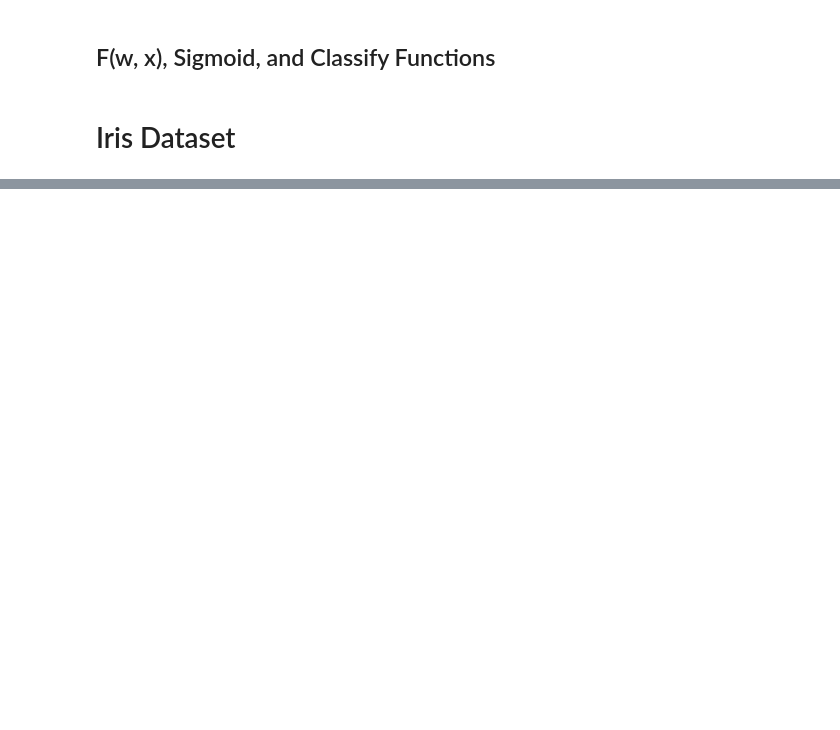
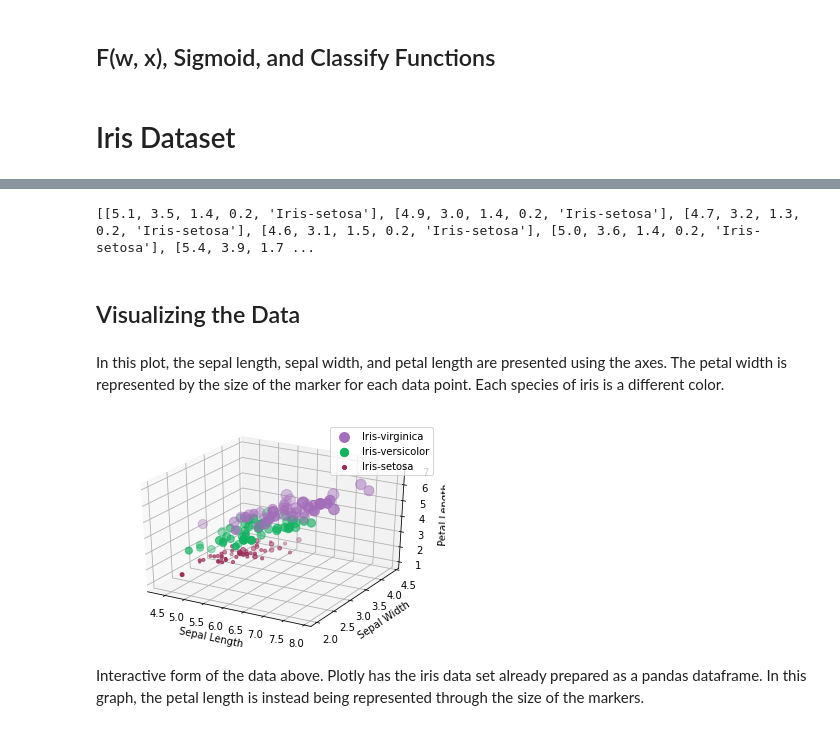
Before and after one commit to JohnEaganFS/CSCI191T, a Jupyter notebook: Linear&LogisticRegression.ipynb, the cells around one changed output, grey strips where cells are left out. Drawn from its saved outputs; the diff is of its cells as text; code cells hidden in the pictures; blank space fills up the shorter version.

```diff
--- a/Linear&LogisticRegression.ipynb
+++ b/Linear&LogisticRegression.ipynb
@@ -30,0 +48,3 @@ woeifjwoeifjoiwefjiowe
+# %%
+data = pd.read_csv('https://raw.githubusercontent.com/JohnEaganFS/CSCI191T/main/datasets/iris.data.csv', names=["Sepal Length", "Sepal Width", "Petal Length", "Petal Width", "Class"])
+print(data) # Confirming the data has been read properly.
@@ -30,0 +66,40 @@ woeifjwoeifjoiwefjiowe
+# %%
+data = data.values.tolist() # Converting the dataframe into a normal list
+print(data)
+# %% [output]
+[[5.1, 3.5, 1.4, 0.2, 'Iris-setosa'], [4.9, 3.0, 1.4, 0.2, 'Iris-setosa'], [4.7, 3.2, 1.3, 0.2, 'Iris-setosa'], [4.6, 3.1, 1.5, 0.2, 'Iris-setosa'], [5.0, 3.6, 1.4, 0.2, 'Iris-setosa'], [5.4, 3.9, 1.7 ...
+# %% [markdown]
+## Visualizing the Data
+# %%
+dataVisual = [((1,x1,x2,x3,x4), species) for (x1,x2,x3,x4,species) in data]
+# %%
+def plotAllClasses(data):
+  X = [x for (x,r) in data]
+  R = [r for (x,r) in data]
+
+  random.seed(38)
+
+  ax = plt.axes(projection = '3d')
+  plt.xlabel("Sepal Length")
+  plt.ylabel("Sepal Width")
+  ax.set_zlabel("Petal Length")
+  classes = list(set(R)) # remove duplicates to just get classes
+  for i in classes:
+    Xr = [x for (x,r) in data if r == i]
+    x1r = [x[1] for x in Xr]
+    x2r = [x[2] for x in Xr]
+    x3r = [x[3] for x in Xr]
+    x4r = [x[4] for x in Xr]
+    rgb = [random.random(),random.random(),random.random()]
+    ax.scatter3D(x1r, x2r, x3r, color=rgb, s=[50*x for x in x4r])
+    ax.legend(classes)
+
+  plt.show()
+# %% [markdown]
+In this plot, the sepal length, sepal width, and petal length are presented using the axes. The petal width is represented by the size of the marker for each data point. Each species of iris is a different color.
+# %%
+plotAllClasses(dataVisual)
+# %% [output]
+[figure, added]
+# %% [markdown]
+Interactive form of the data above. Plotly has the iris data set already prepared as a pandas dataframe. In this graph, the petal length is instead being represented through the size of the markers.
```
Also changed, not shown: parts of 93 cells of this notebook.
